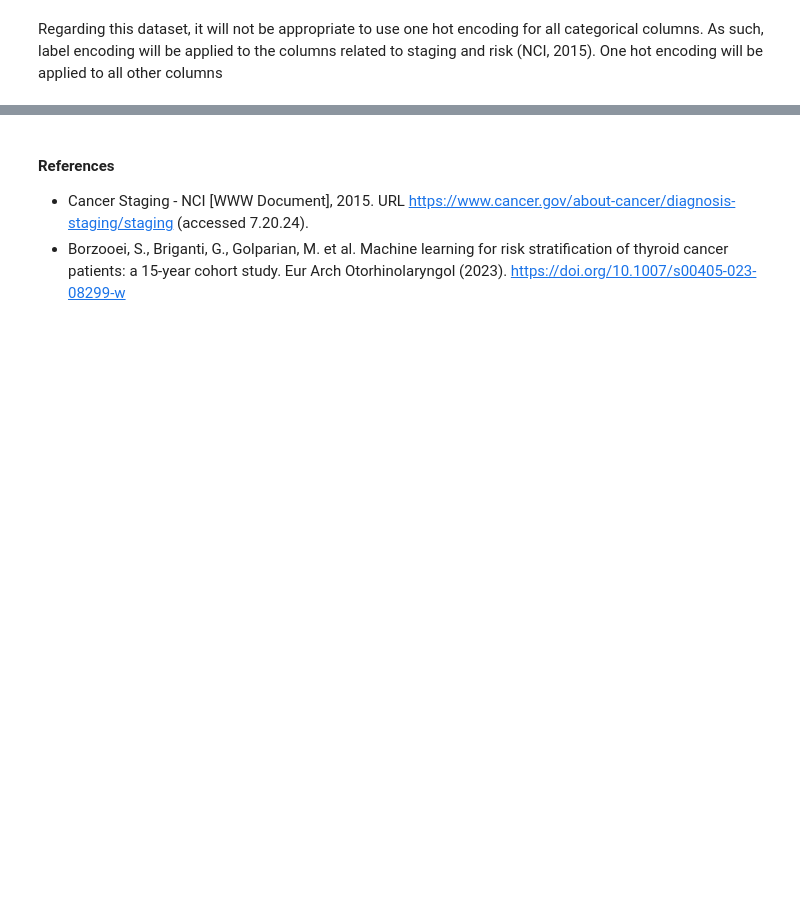
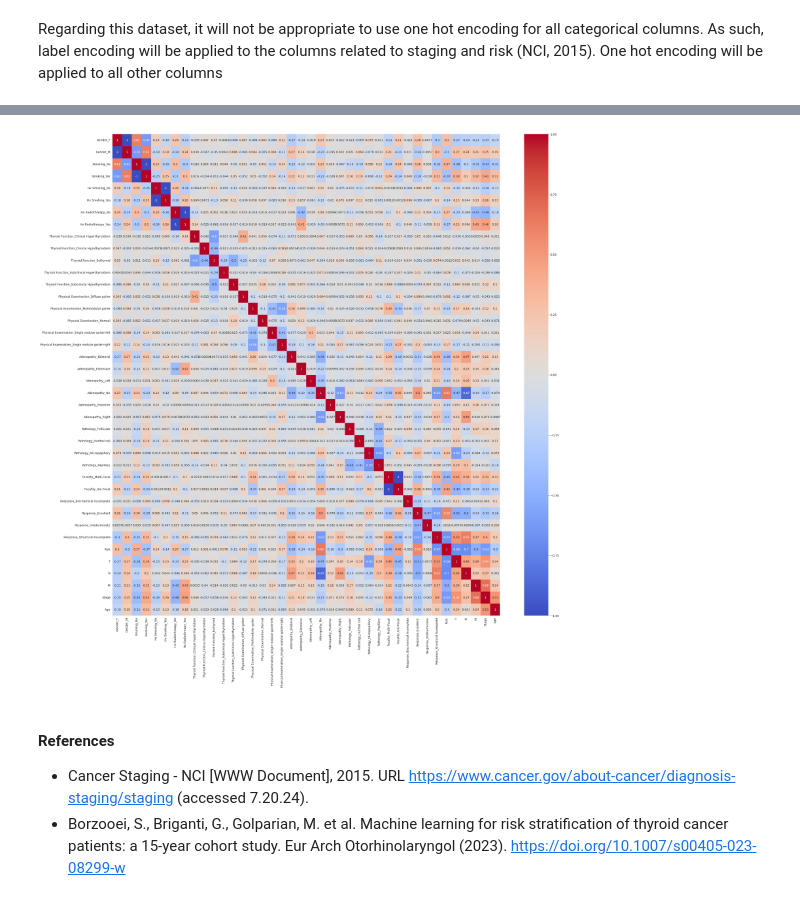
Before and after one commit to ShaniceWilliams/thyroid-study, a Jupyter notebook: notebooks/1.eda.ipynb, the cells around one changed output, grey strips where cells are left out. Cells and saved outputs as stored; diff of their text form; code cells hidden in the pictures; blank space fills up the shorter version.

```diff
--- a/notebooks/1.eda.ipynb
+++ b/notebooks/1.eda.ipynb
@@ -768,3 +771,3 @@ le_columns = ['Risk', 'T', 'N', 'M', 'Stage']
 # %%
 ohe = OneHotEncoder()
-le = LabelEncoder()
+oe = OrdinalEncoder()
@@ -773,0 +774,19 @@ le = LabelEncoder()
+# %%
+# Fit transform those columns
+preprocessor = ColumnTransformer(
+    [
+        ('OneHotEncoder', ohe, ohe_columns),
+        ('OrdinalEncoder', oe, oe_columns),
+        ('numeric', 'passthrough', numeric_features)
+    ]
+)
+# %%
+df_transformed = preprocessor.fit_transform(df)
+# %%
+# View transformed columns
+transformed_feature_names = (
+    preprocessor.named_transformers_['OneHotEncoder'].get_feature_names_out(ohe_columns).tolist()
+    + oe_columns
+    + numeric_features
+)
+df_transformed = pd.DataFrame(df_transformed, columns=transformed_feature_names)
@@ -773,0 +803,7 @@ le = LabelEncoder()
+# %%
+corr_matrix = df_transformed.corr()
+plt.figure(figsize=(30, 30))
+sns.heatmap(corr_matrix, annot=True, cmap='coolwarm')
+plt.show()
+# %% [output]
+[figure, added]
```
Also changed, not shown: parts of 7 cells of this notebook, 1 other file.
